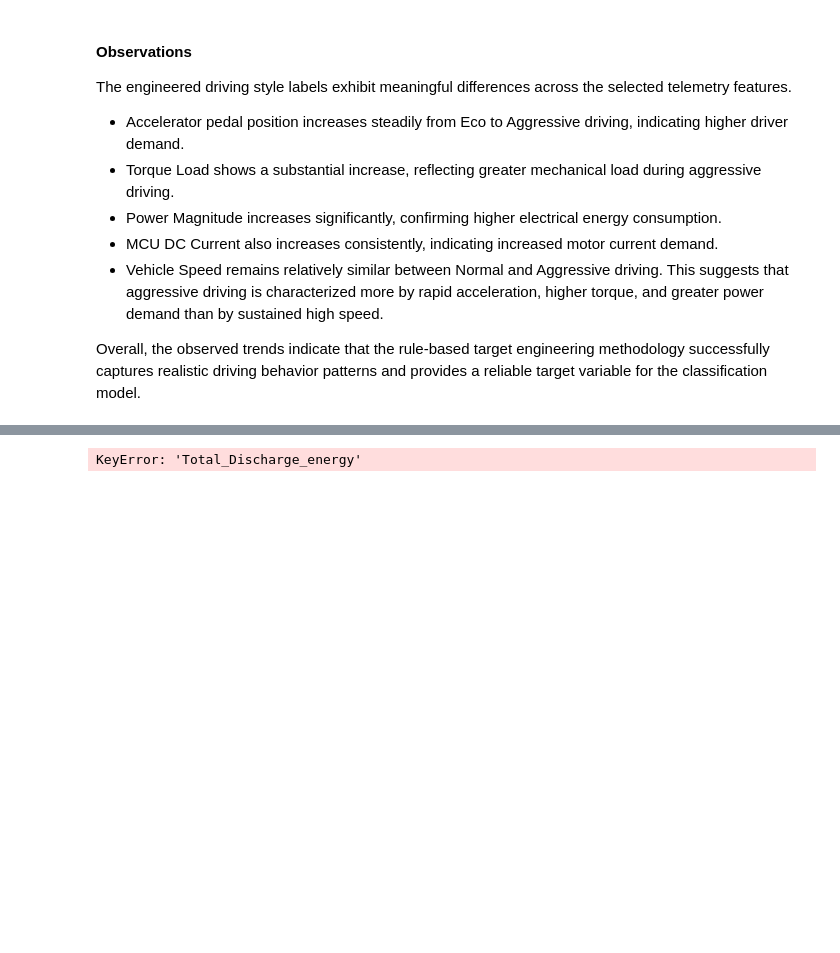
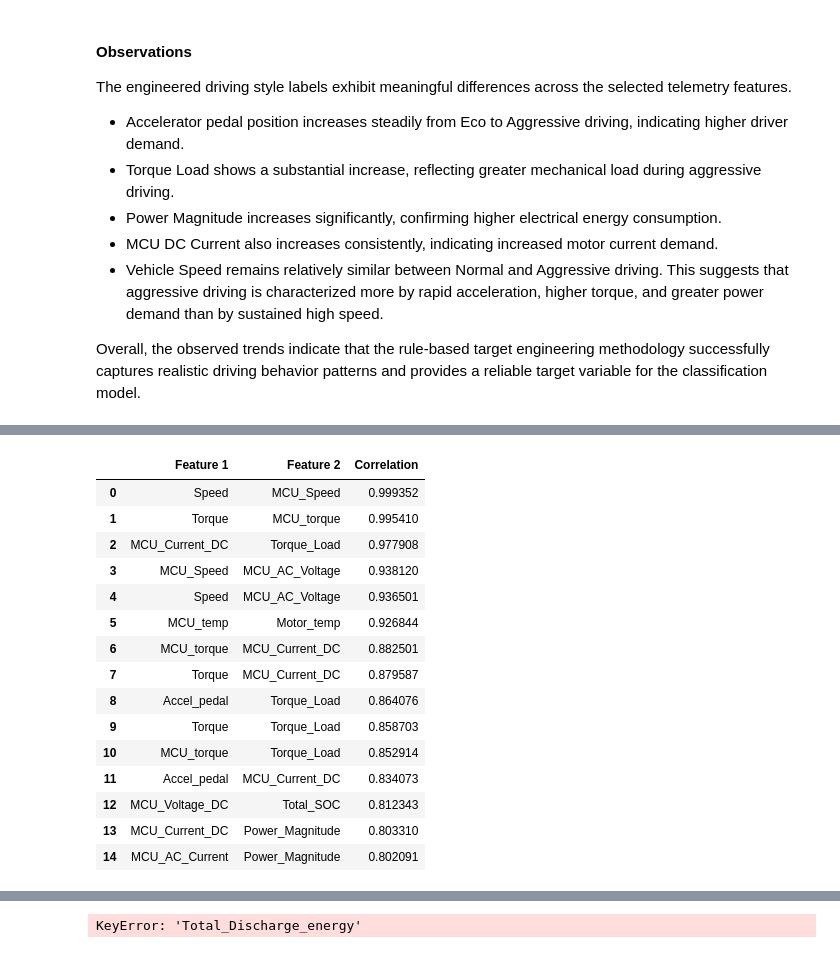
Before and after one commit to Shrawani-DS/ev-intelligence-system, a Jupyter notebook: notebook/ev_analysis.ipynb, the cells around one changed output, grey strips where cells are left out. Cells and saved outputs as stored; diff of their text form; code cells hidden in the pictures; blank space fills up the shorter version.

```diff
--- a/notebook/ev_analysis.ipynb
+++ b/notebook/ev_analysis.ipynb
@@ -628,0 +756,32 @@ Overall, the observed trends indicate that the rule-based target engineering met
+# %%
+high_corr = high_corr[high_corr > 0.80]
+
+high_corr_df = (
+    high_corr
+    .reset_index()
+)
+
+high_corr_df.columns = [
+    "Feature 1",
+    "Feature 2",
+    "Correlation"
+]
+
+high_corr_df
+# %% [output]
+|  | Feature 1 | Feature 2 | Correlation |
+| 0 | Speed | MCU_Speed | 0.999352 |
+| 1 | Torque | MCU_torque | 0.995410 |
+| 2 | MCU_Current_DC | Torque_Load | 0.977908 |
+| 3 | MCU_Speed | MCU_AC_Voltage | 0.938120 |
+| 4 | Speed | MCU_AC_Voltage | 0.936501 |
+| 5 | MCU_temp | Motor_temp | 0.926844 |
+| 6 | MCU_torque | MCU_Current_DC | 0.882501 |
+| 7 | Torque | MCU_Current_DC | 0.879587 |
+| 8 | Accel_pedal | Torque_Load | 0.864076 |
+| 9 | Torque | Torque_Load | 0.858703 |
+| 10 | MCU_torque | Torque_Load | 0.852914 |
+| 11 | Accel_pedal | MCU_Current_DC | 0.834073 |
+| 12 | MCU_Voltage_DC | Total_SOC | 0.812343 |
+| 13 | MCU_Current_DC | Power_Magnitude | 0.803310 |
+| 14 | MCU_AC_Current | Power_Magnitude | 0.802091 |
```
Also changed, not shown: parts of 36 cells of this notebook.
